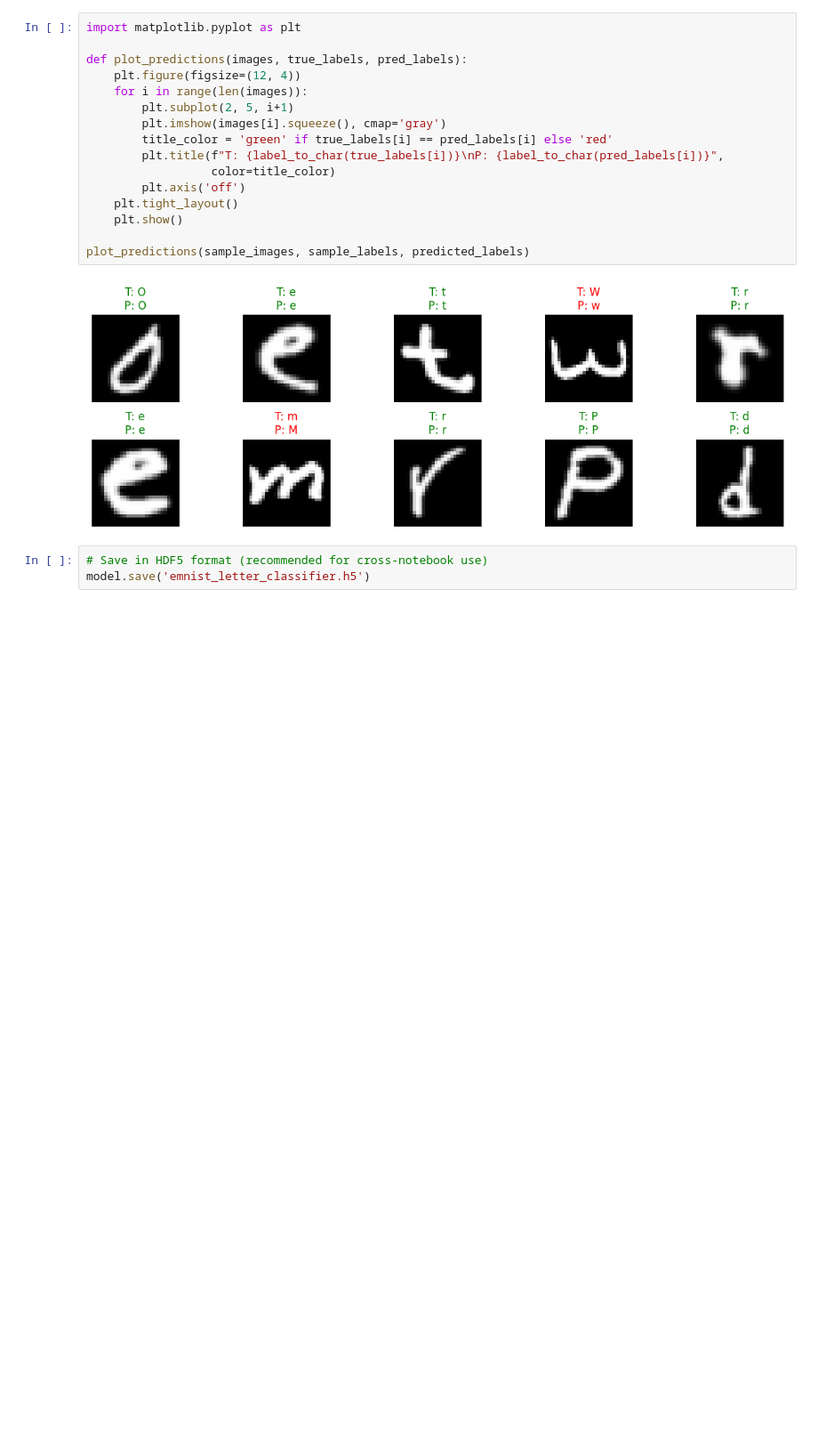
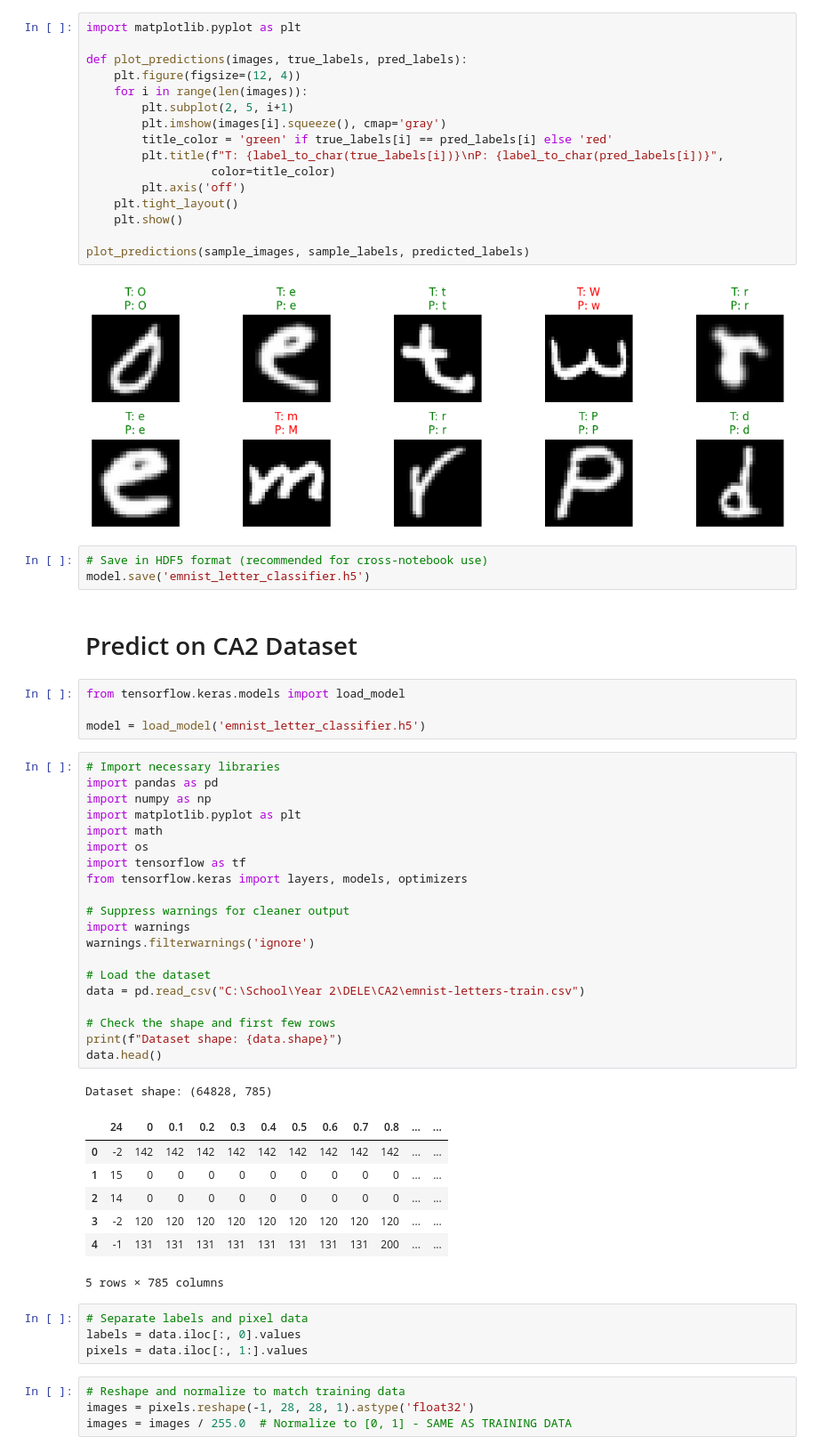
Before and after one commit to 4ndrrw/EMNIST-Letter-Generation-GAN, a Jupyter notebook: EMNIST Classifier/emnist_classifier.ipynb, the cells around one changed output. Shown at 89% size. Saved outputs shown, nothing was run; the diff lists cells and outputs as text; blank space fills up the shorter version.

```diff
--- a/EMNIST Classifier/emnist_classifier.ipynb
+++ b/EMNIST Classifier/emnist_classifier.ipynb
@@ -205,3 +204,46 @@ plot_predictions(sample_images, sample_labels, predicted_labels)
 # %%
 # Save in HDF5 format (recommended for cross-notebook use)
 model.save('emnist_letter_classifier.h5')
+# %% [markdown]
+# Predict on CA2 Dataset
+# %%
+from tensorflow.keras.models import load_model
+
+model = load_model('emnist_letter_classifier.h5')
+# %%
+# Import necessary libraries
+import pandas as pd
+import numpy as np
+import matplotlib.pyplot as plt
+import math
+import os
+import tensorflow as tf
+from tensorflow.keras import layers, models, optimizers
+
+# Suppress warnings for cleaner output
+import warnings
+warnings.filterwarnings('ignore')
+
+# Load the dataset
+data = pd.read_csv("C:\School\Year 2\DELE\CA2\emnist-letters-train.csv")
+
+# Check the shape and first few rows
+print(f"Dataset shape: {data.shape}")
+data.head()
+# %% [output]
+Dataset shape: (64828, 785)
+|  | 24 | 0 | 0.1 | 0.2 | 0.3 | 0.4 | 0.5 | 0.6 | 0.7 | 0.8 | ... | ... |
+| 0 | -2 | 142 | 142 | 142 | 142 | 142 | 142 | 142 | 142 | 142 | ... | ... |
+| 1 | 15 | 0 | 0 | 0 | 0 | 0 | 0 | 0 | 0 | 0 | ... | ... |
+| 2 | 14 | 0 | 0 | 0 | 0 | 0 | 0 | 0 | 0 | 0 | ... | ... |
+| 3 | -2 | 120 | 120 | 120 | 120 | 120 | 120 | 120 | 120 | 120 | ... | ... |
+| 4 | -1 | 131 | 131 | 131 | 131 | 131 | 131 | 131 | 131 | 200 | ... | ... |
+5 rows × 785 columns
+# %%
+# Separate labels and pixel data
+labels = data.iloc[:, 0].values
+pixels = data.iloc[:, 1:].values
+# %%
+# Reshape and normalize to match training data
+images = pixels.reshape(-1, 28, 28, 1).astype('float32')
+images = images / 255.0  # Normalize to [0, 1] - SAME AS TRAINING DATA
```
Also changed, not shown: parts of 8 cells of this notebook, 53 other files.
